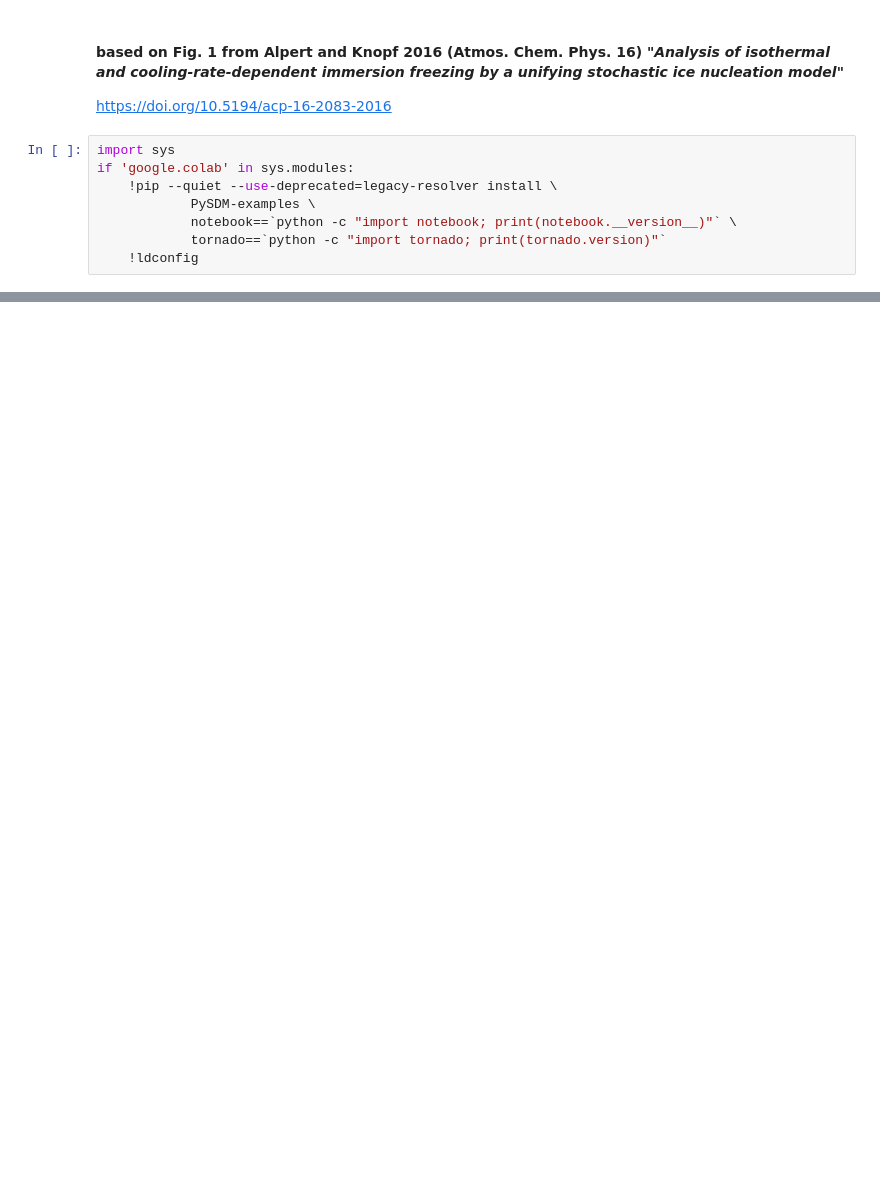
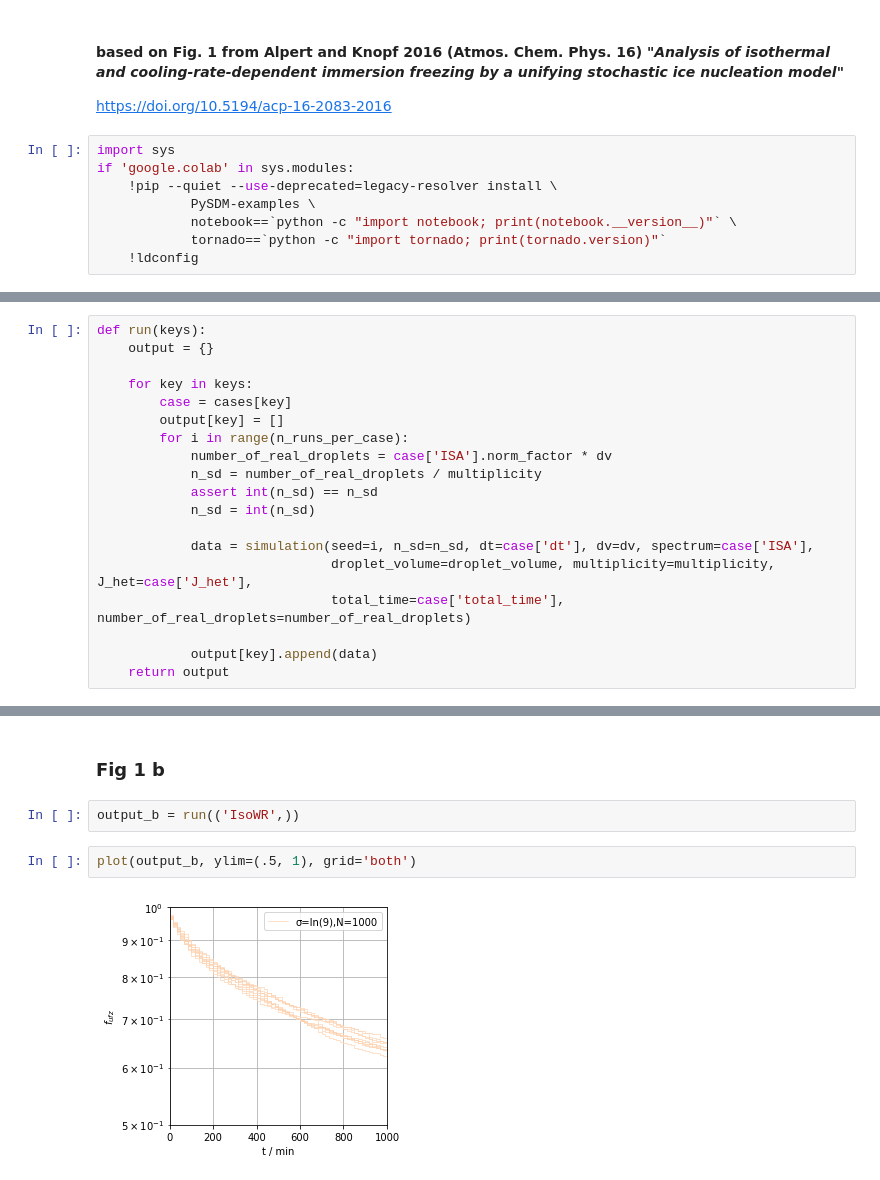
Before and after one commit to trontrytel/PySDM-examples, a Jupyter notebook: PySDM_examples/Alpert_and_Knopf_2016/fig_1.ipynb, the cells around one changed output, grey strips where cells are left out. Drawn from its saved outputs; the diff is of its cells as text; blank space fills up the shorter version.

Commit message:
refactor in Alpert & Knopf 2016 Fig 1 example (+ adding 1b case)

```diff
--- a/PySDM_examples/Alpert_and_Knopf_2016/fig_1.ipynb
+++ b/PySDM_examples/Alpert_and_Knopf_2016/fig_1.ipynb
@@ -88 +67,20 @@ for key, case in cases.items():
+# %%
+def run(keys):
+    output = {}
+
+    for key in keys:
+        case = cases[key]
+        output[key] = []
+        for i in range(n_runs_per_case):
+            number_of_real_droplets = case['ISA'].norm_factor * dv
+            n_sd = number_of_real_droplets / multiplicity
+            assert int(n_sd) == n_sd
+            n_sd = int(n_sd)
+
+            data = simulation(seed=i, n_sd=n_sd, dt=case['dt'], dv=dv, spectrum=case['ISA'],
+                              droplet_volume=droplet_volume, multiplicity=multiplicity, J_het=case['J_het'],
+                              total_time=case['total_time'], number_of_real_droplets=number_of_real_droplets)
+
+            output[key].append(data)
+    return output
 # %%
@@ -111,0 +118,8 @@ show_plot()
+# %% [markdown]
+### Fig 1 b
+# %%
+output_b = run(('IsoWR',))
+# %%
+plot(output_b, ylim=(.5, 1), grid='both')
+# %% [output]
+[figure, added]
```
Also changed, not shown: parts of 9 cells of this notebook, 2 other files.
